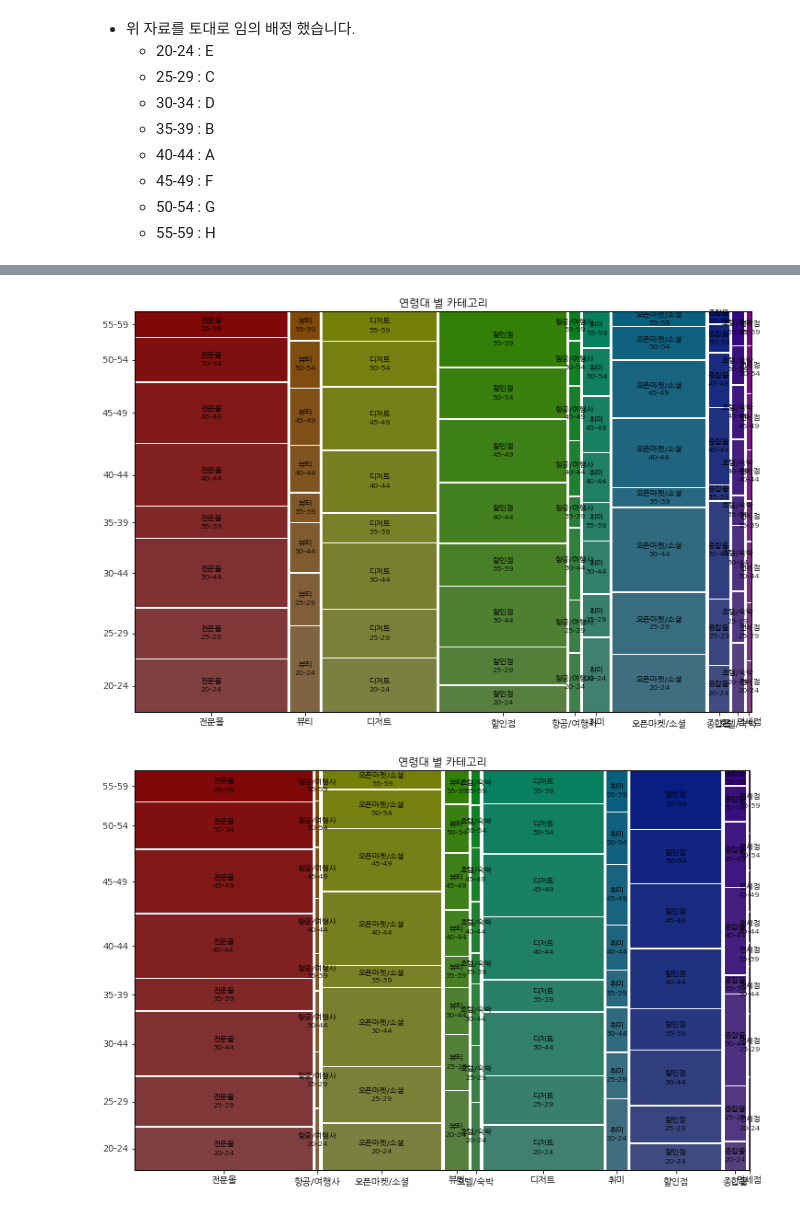
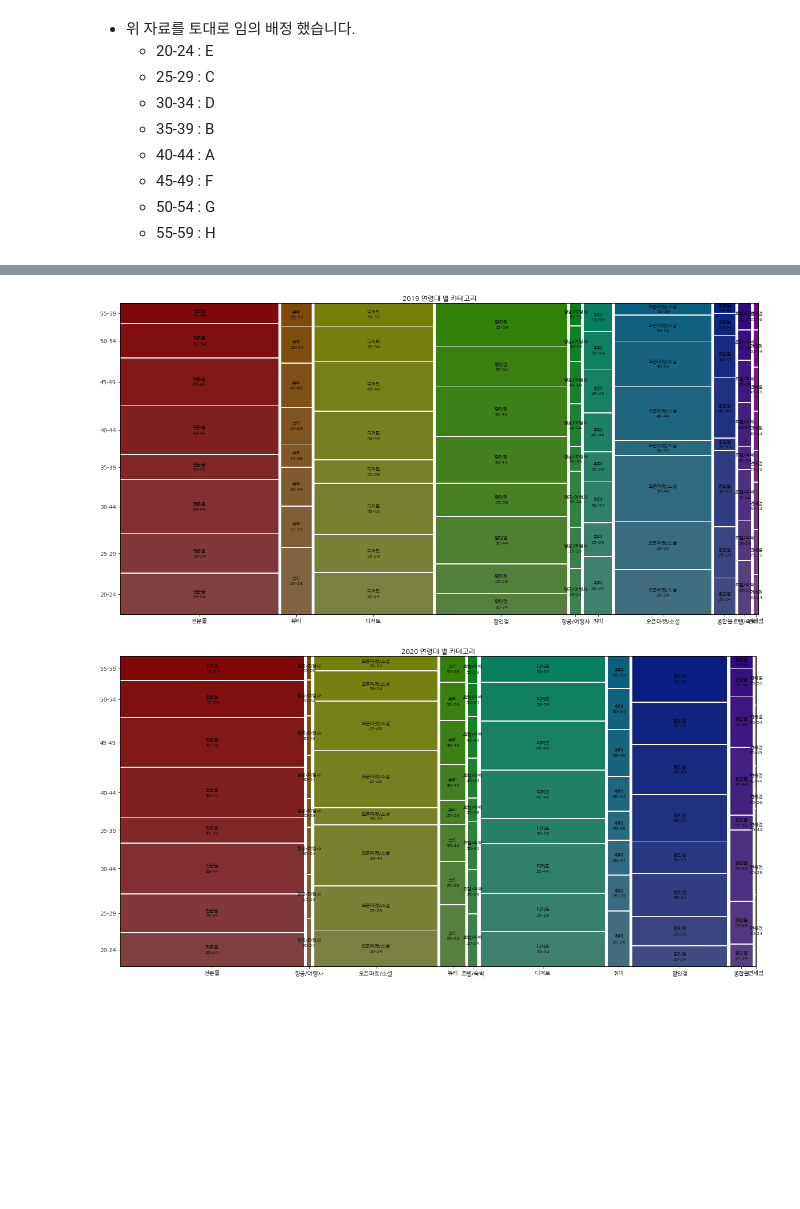
Before and after one commit to Bokyoung-00/python_education, a Jupyter notebook: 삼성카드_분석.ipynb, the cells around one changed output, grey strips where cells are left out. Drawn from its saved outputs; the diff is of its cells as text; code cells hidden in the pictures; blank space fills up the shorter version.

```diff
--- a/삼성카드_분석.ipynb
+++ b/삼성카드_분석.ipynb
@@ -524,13 +546,13 @@ plt.show()
 # %%
 mosaic(data_2019.sort_values('Age'), ['Category', 'Age'],
-      title='연령대 별 카테고리')
+      title='2019 연령대 별 카테고리')
 plt.show()
 # %% [output]
-[figure, old version]
+[figure, new version]
 # %%
 mosaic(data_2020.sort_values('Age'), ['Category', 'Age'],
-      title='연령대 별 카테고리')
+      title='2020 연령대 별 카테고리')
 plt.show()
 # %% [output]
-[figure, old version]
+[figure, new version]
 # %% [markdown]
```
Also changed, not shown: parts of 70 cells of this notebook.
